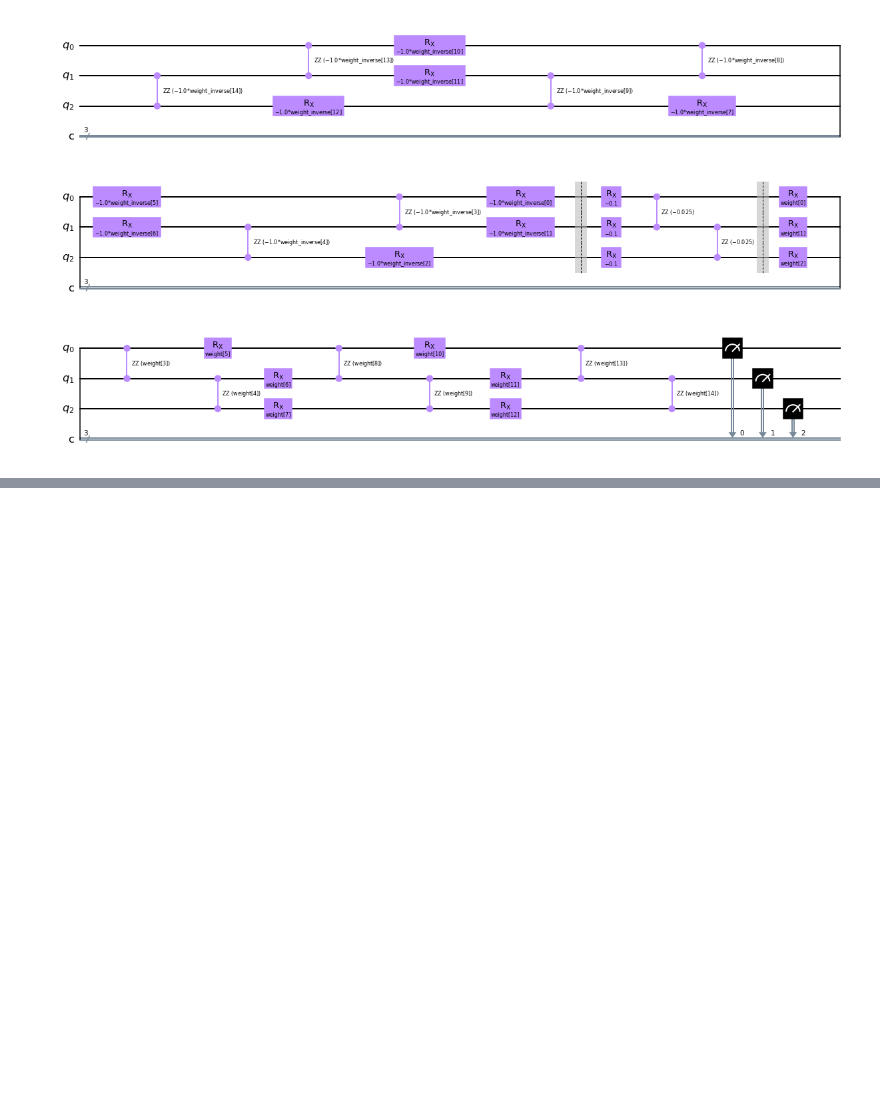
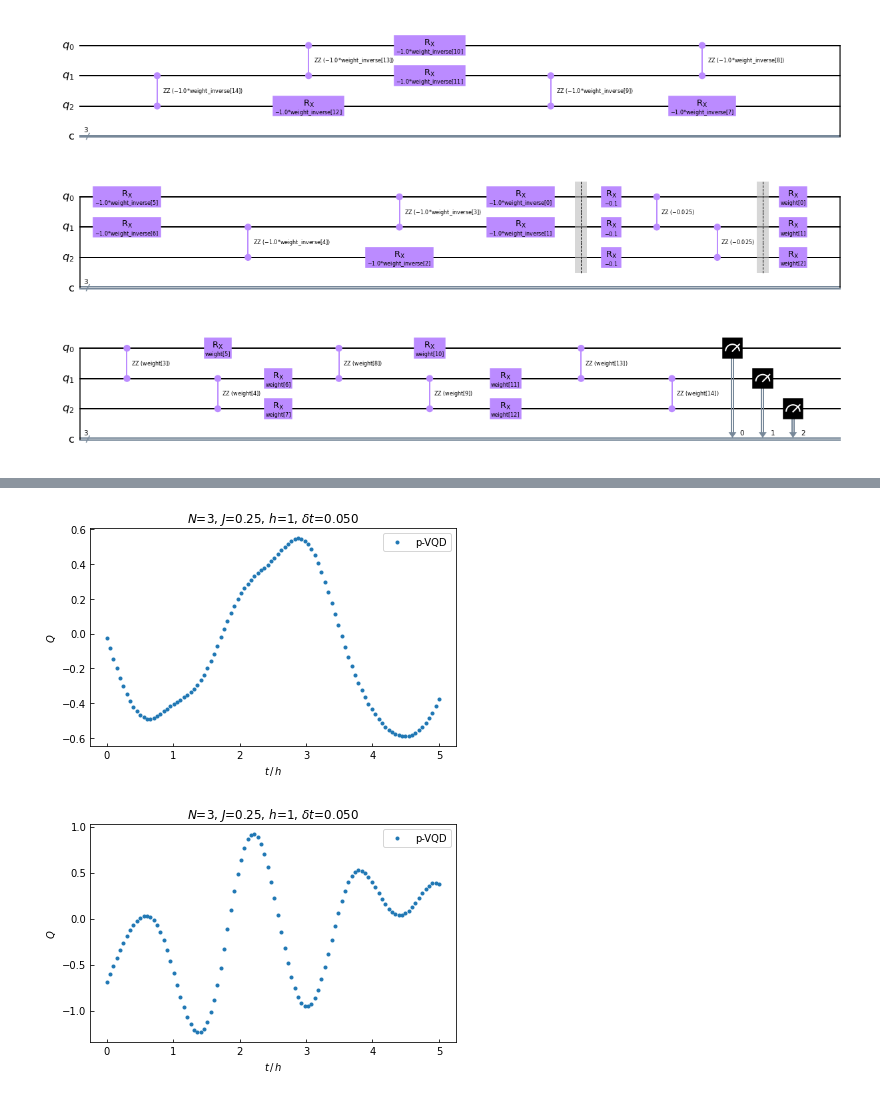
Before and after one commit to Zhelun-Li/VQS, a Jupyter notebook: p-VQD.ipynb, the cells around one changed output, grey strips where cells are left out. Drawn from its saved outputs; the diff is of its cells as text; code cells hidden in the pictures; blank space fills up the shorter version.

Commit message:
Adding magnetization and energy

```diff
--- a/p-VQD.ipynb
+++ b/p-VQD.ipynb
@@ -144,0 +178,38 @@ initial loss =  0.02215122206796797
+# %%
+mag_list_VQD=[]
+energy_list_VQD=[]
+for step in range(num_steps):
+
+    mag=computeMag(num_qubits,num_layers,weights_list[step])
+    energy=compute_energy(weights_list[step],num_qubits,num_layers,j_coupling,h_coupling,estimator=estimator)
+    mag_list_VQD.append(mag)
+    energy_list_VQD.append(energy)
+# %%
+
+times_VQS = np.linspace(0.0,time_max,num_steps)
+step = 1
+plt.figure(1)
+plt.plot(times_VQS[::step],mag_list_VQD[::step],'.',label='p-VQD')
+plt.title(f'$N$={num_qubits}, $J$={j_coupling}, $h$={h_coupling}, $\delta t$={time_max/num_steps:.3f}')
+plt.xlabel('$t\, / \, h$')
+plt.ylabel('$Q$')
+# plt.xlim([0,0.1])
+plt.legend()
+plt.tight_layout()
+# plt.savefig(f'magnetization_N{num_qubits}_J{j_coupling}_h{h_coupling}_dt{time_max/num_steps:.2f}_v1.pdf')
+plt.show()
+
+
+plt.figure(2)
+plt.plot(times_VQS[::step],energy_list_VQD[::step],'.',label='p-VQD')
+plt.title(f'$N$={num_qubits}, $J$={j_coupling}, $h$={h_coupling}, $\delta t$={time_max/num_steps:.3f}')
+plt.xlabel('$t\, / \, h$')
+plt.ylabel('$Q$')
+# plt.xlim([0,0.1])
+plt.legend()
+plt.tight_layout()
+# plt.savefig(f'magnetization_N{num_qubits}_J{j_coupling}_h{h_coupling}_dt{time_max/num_steps:.2f}_v1.pdf')
+plt.show()
+# %% [output]
+[figure, added]
+[figure, added]
```
Also changed, not shown: parts of 6 cells of this notebook.
